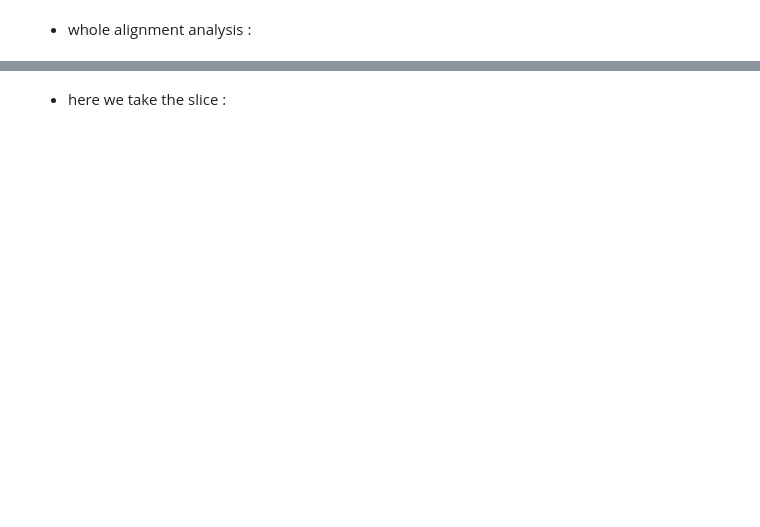
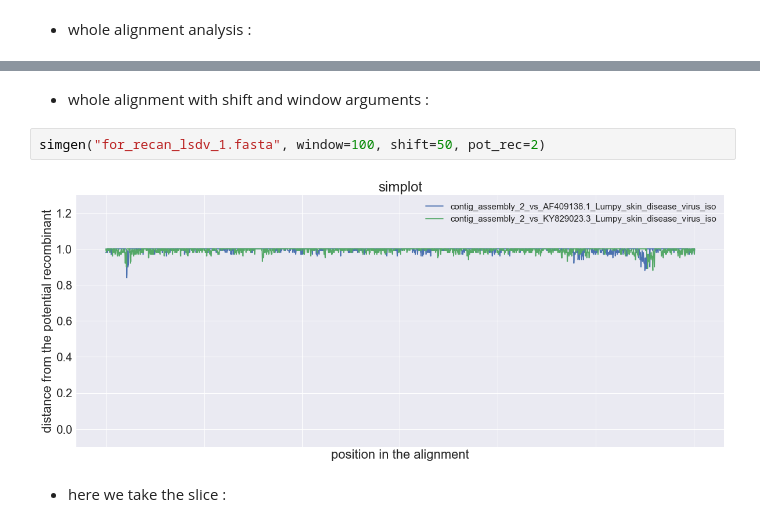
Before and after one commit to babinyurii/recan, a Jupyter notebook: 1_simplot_generator.ipynb, the cells around one changed output, grey strips where cells are left out. Saved outputs shown, nothing was run; the diff lists cells and outputs as text; blank space fills up the shorter version.

```diff
--- a/1_simplot_generator.ipynb
+++ b/1_simplot_generator.ipynb
@@ -80,3 +84,9 @@ simgen("for_recan_lsdv_1.fasta", pot_rec=2)
+# %% [markdown]
+- whole alignment with shift and window arguments  :
+# %%
+simgen("for_recan_lsdv_1.fasta", window=100, shift=50, pot_rec=2)
+# %% [output]
+[figure, added]
 # %% [markdown]
 - here we take the slice :
 # %%
```
Also changed, not shown: parts of 7 cells of this notebook.
